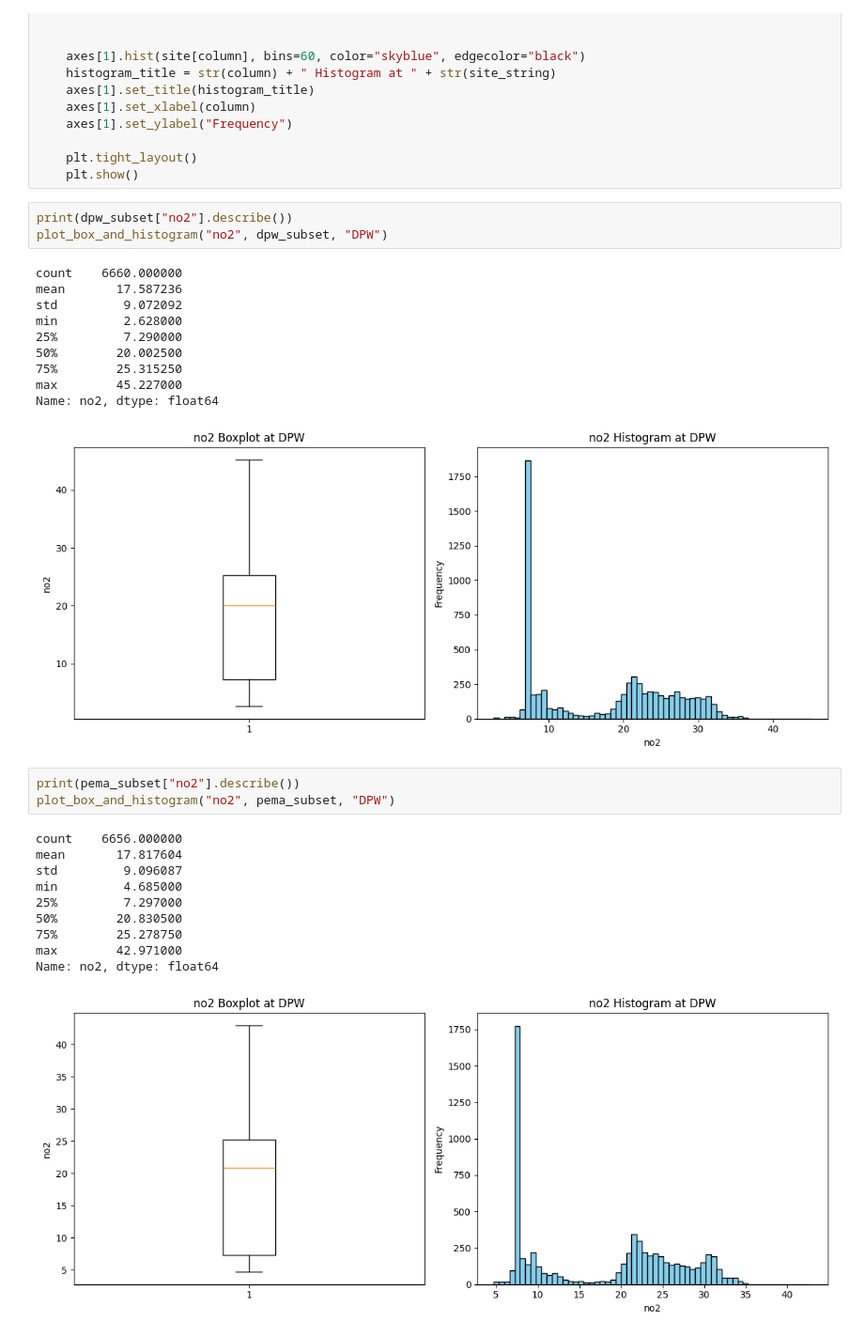
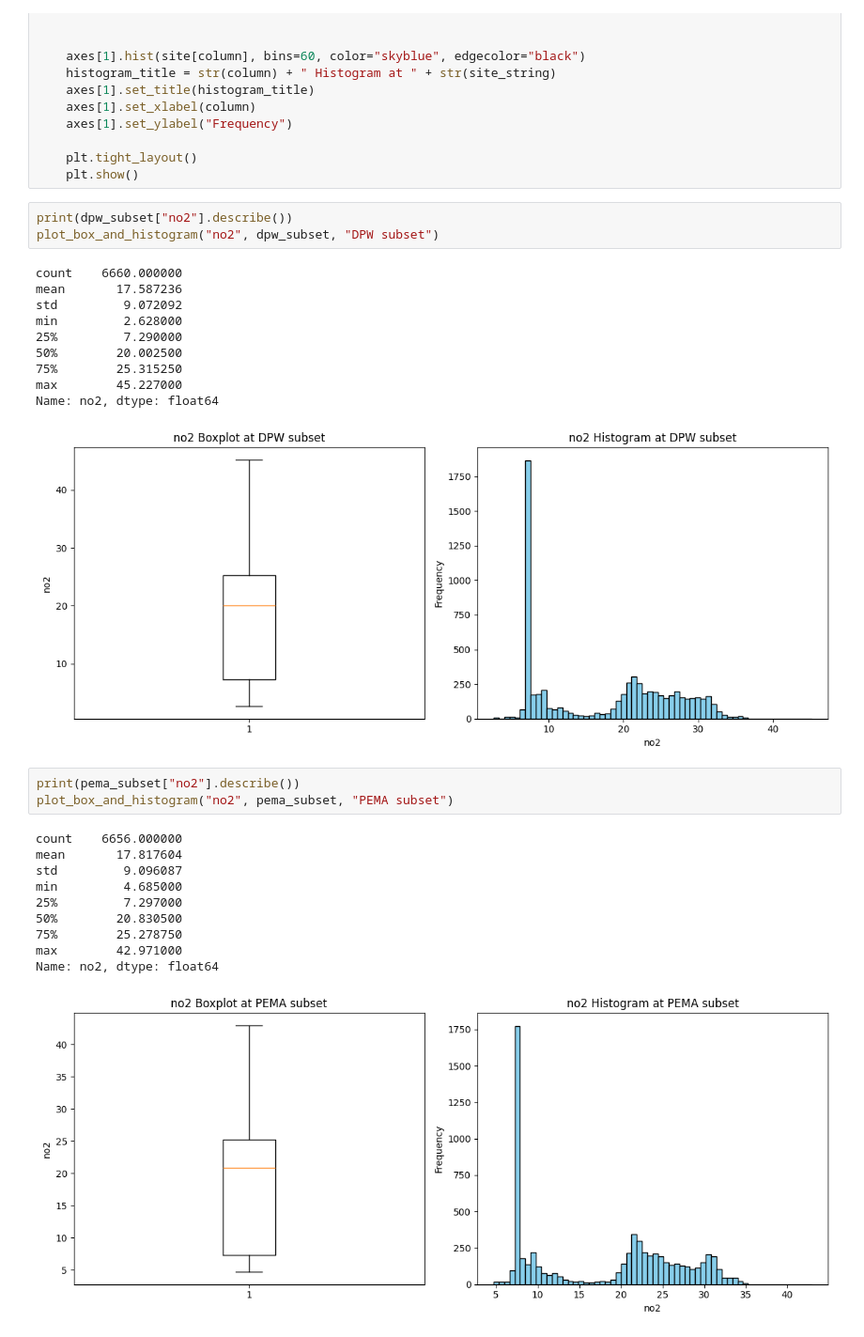
Before and after one commit to jacklardner/calibrationEDA, a Jupyter notebook: qaqlowRSDEDA.ipynb, the cells around one changed output. Shown: that part at 94% size. Drawn from its saved outputs; the diff is of its cells as text.

Commit message:
added more anomaly visuals

```diff
--- a/qaqlowRSDEDA.ipynb
+++ b/qaqlowRSDEDA.ipynb
@@ -289,7 +289,7 @@ def plot_box_and_histogram(column, site, site_string):
     plt.show()
 # %%
 print(dpw_subset["no2"].describe())
-plot_box_and_histogram("no2", dpw_subset, "DPW")
+plot_box_and_histogram("no2", dpw_subset, "DPW subset")
 # %% [output]
 count    6660.000000
 mean       17.587236
@@ -300,20 +300,20 @@ min         2.628000
 75%        25.315250
 max        45.227000
 Name: no2, dtype: float64
-[figure, old version]
+[figure, new version]
 # %%
 print(pema_subset["no2"].describe())
-plot_box_and_histogram("no2", pema_subset, "DPW")
+plot_box_and_histogram("no2", pema_subset, "PEMA subset")
 # %% [output]
 count    6656.000000
 mean       17.817604
 std         9.096087
 min         4.685000
 25%         7.297000
 50%        20.830500
 75%        25.278750
 max        42.971000
 Name: no2, dtype: float64
-[figure, old version]
+[figure, new version]
 # %%
 print(pha_subset["no2"].describe())
```
Also changed, not shown: parts of 5 cells of this notebook, 5 other files.
